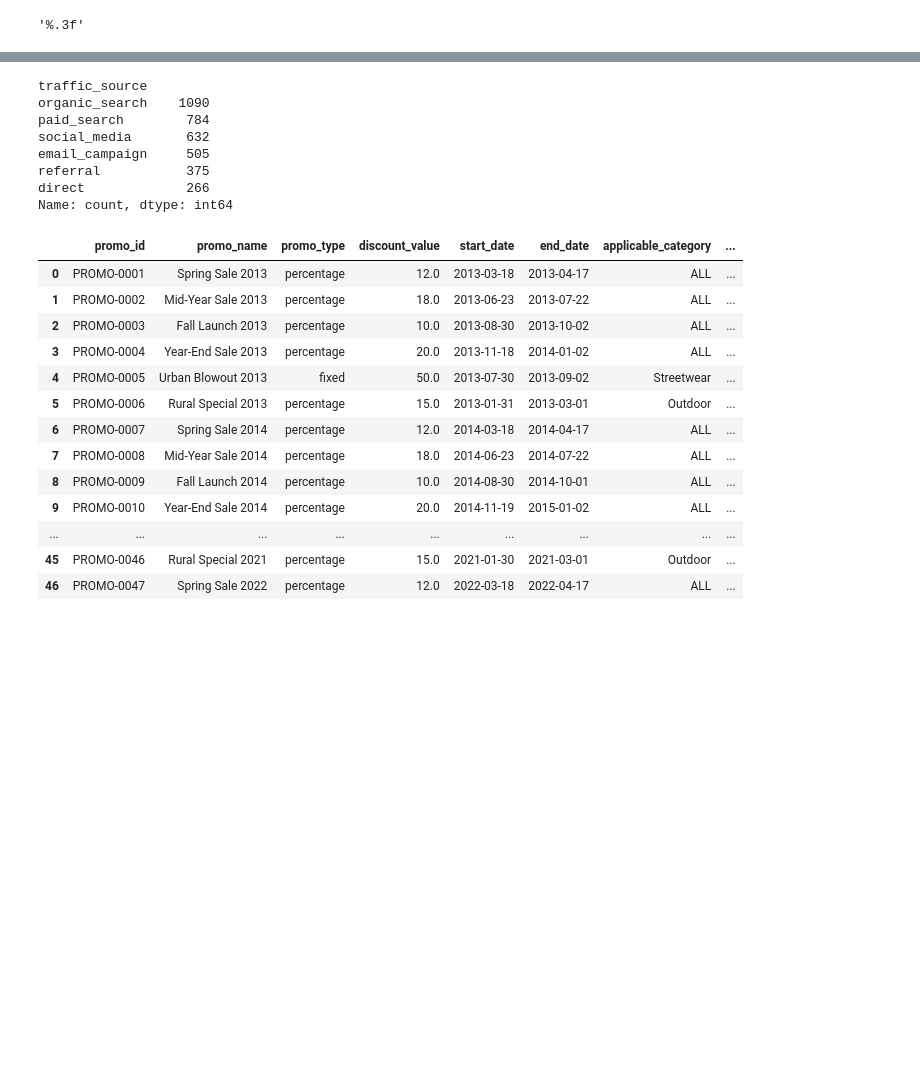
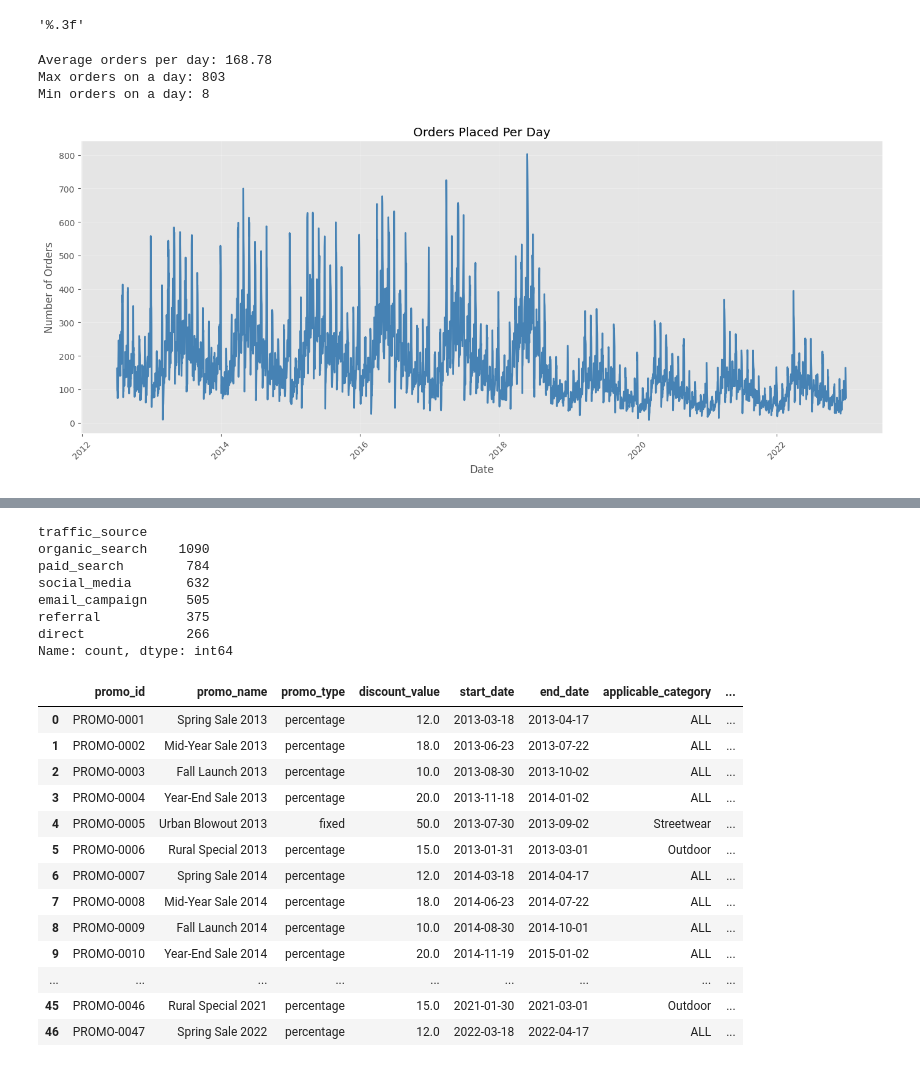
Before and after one commit to nqt-2/Datathon_Vin, a Jupyter notebook: notebook/Son_EDA.ipynb, the cells around one changed output, grey strips where cells are left out. Cells and saved outputs as stored; diff of their text form; code cells hidden in the pictures; blank space fills up the shorter version.

```diff
--- a/notebook/Son_EDA.ipynb
+++ b/notebook/Son_EDA.ipynb
@@ -30,0 +32,27 @@ promotions = pd.read_csv("../data/promotions.csv")
+# %%
+# Get count as a DataFrame
+orders_per_date = orders.groupby('order_date').size().reset_index(name='order_count')
+
+# Sort by date
+orders_per_date = orders_per_date.sort_values('order_date')
+
+# Basic stats
+print(f"Average orders per day: {orders_per_date['order_count'].mean():.2f}")
+print(f"Max orders on a day: {orders_per_date['order_count'].max()}")
+print(f"Min orders on a day: {orders_per_date['order_count'].min()}")
+# %% [output]
+Average orders per day: 168.78
+Max orders on a day: 803
+Min orders on a day: 8
+# %%
+plt.figure(figsize=(14, 6))
+plt.plot(orders_per_date['order_date'], orders_per_date['order_count'], linewidth=2, color='steelblue')
+plt.xlabel('Date')
+plt.ylabel('Number of Orders')
+plt.title('Orders Placed Per Day')
+plt.grid(True, alpha=0.3)
+plt.xticks(rotation=45)
+plt.tight_layout()
+plt.show()
+# %% [output]
+[figure, added]
```
Also changed, not shown: parts of 7 cells of this notebook.
